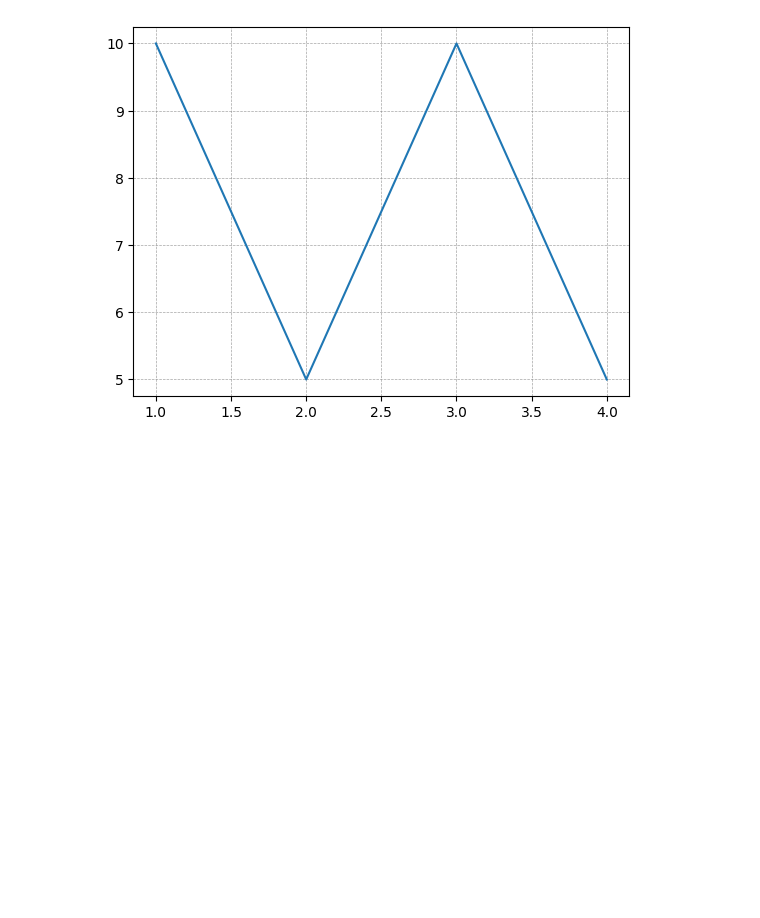
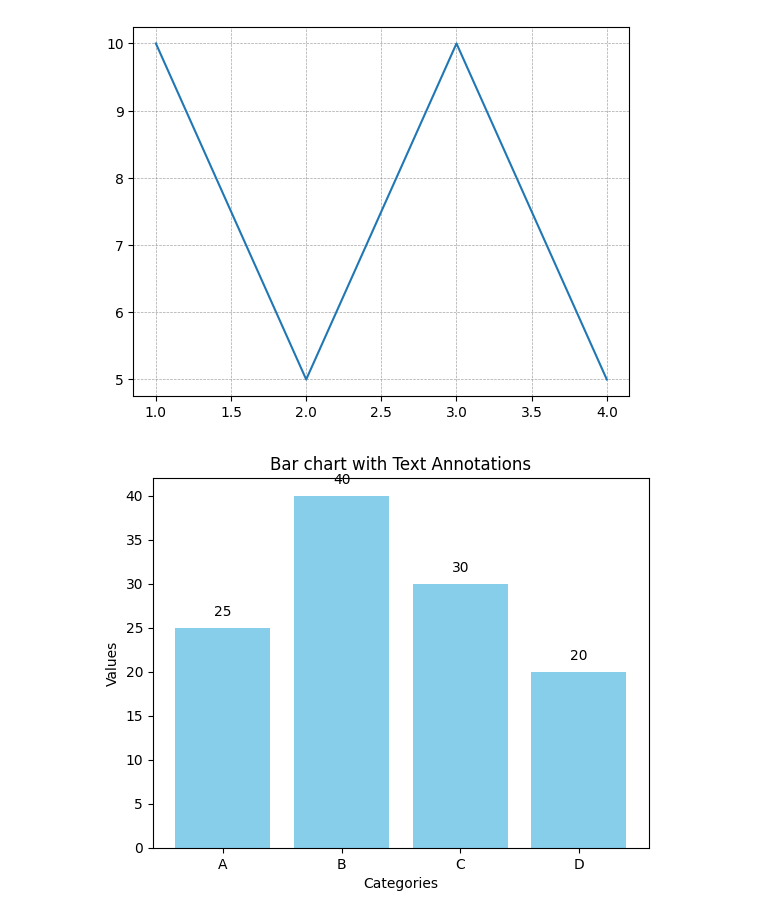
Before and after one commit to DDORINY/study_AI_26, a Jupyter notebook: Matplotlib.ipynb, the cells around one changed output. Cells and saved outputs as stored; diff of their text form; code cells hidden in the pictures; blank space fills up the shorter version.

```diff
--- a/Matplotlib.ipynb
+++ b/Matplotlib.ipynb
@@ -251,3 +251,24 @@ plt.grid(True, linestyle = '--',linewidth=0.5,color = 'gray', alpha = 0.7)
 plt.show()
 # %% [output]
 [figure]
+# %%
+# 텍스트 추가하기
+import matplotlib.pyplot as plt
+
+categories = ['A','B','C','D']
+values = [25,40,30,20]
+
+# 막대 그래프 생성
+plt.bar(categories, values, color ='skyblue')
+
+# 각 막대 머리 위치에 텍스트 추가
+for i, values in enumerate(values):
+    # 옵션추가
+    plt.text(i,values+1,str(values), ha='center', va='bottom', color = 'black', fontsize = 10)
+
+plt.title('Bar chart with Text Annotations')
+plt.xlabel('Categories')
+plt.ylabel('Values')
+plt.show()
+# %% [output]
+[figure, added]
```
Also changed, not shown: parts of 2 cells of this notebook, 12 other files.
